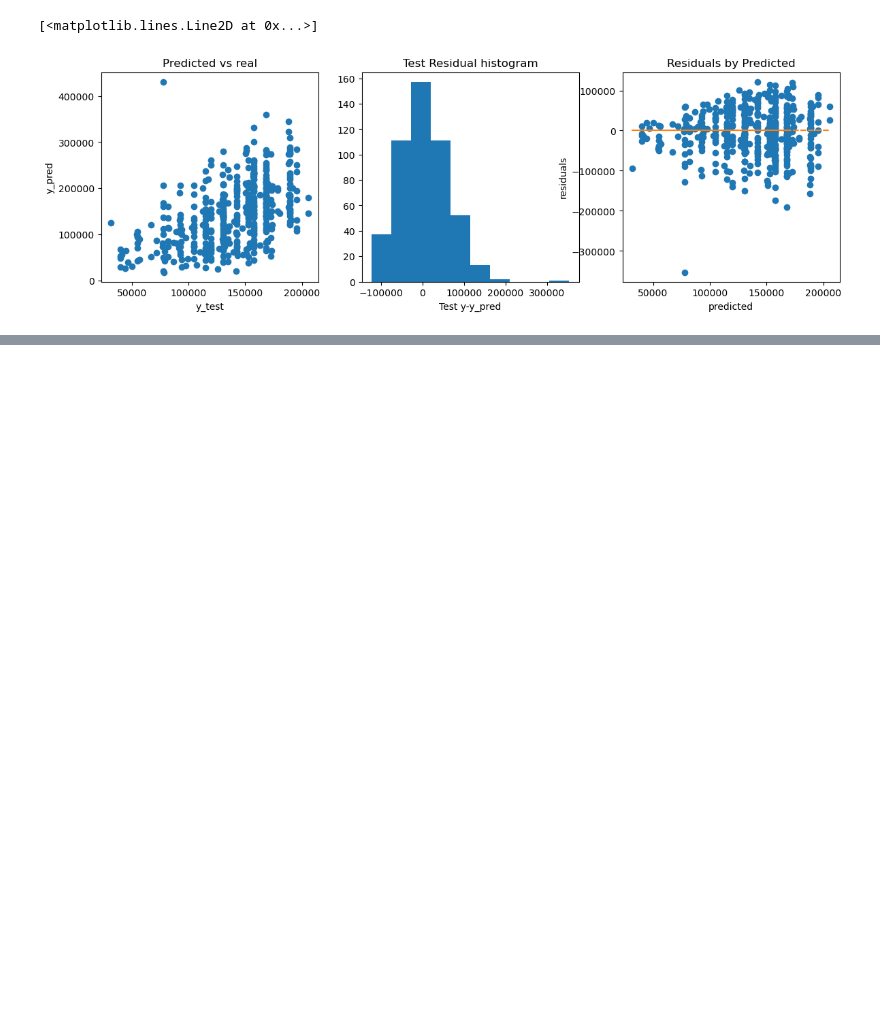
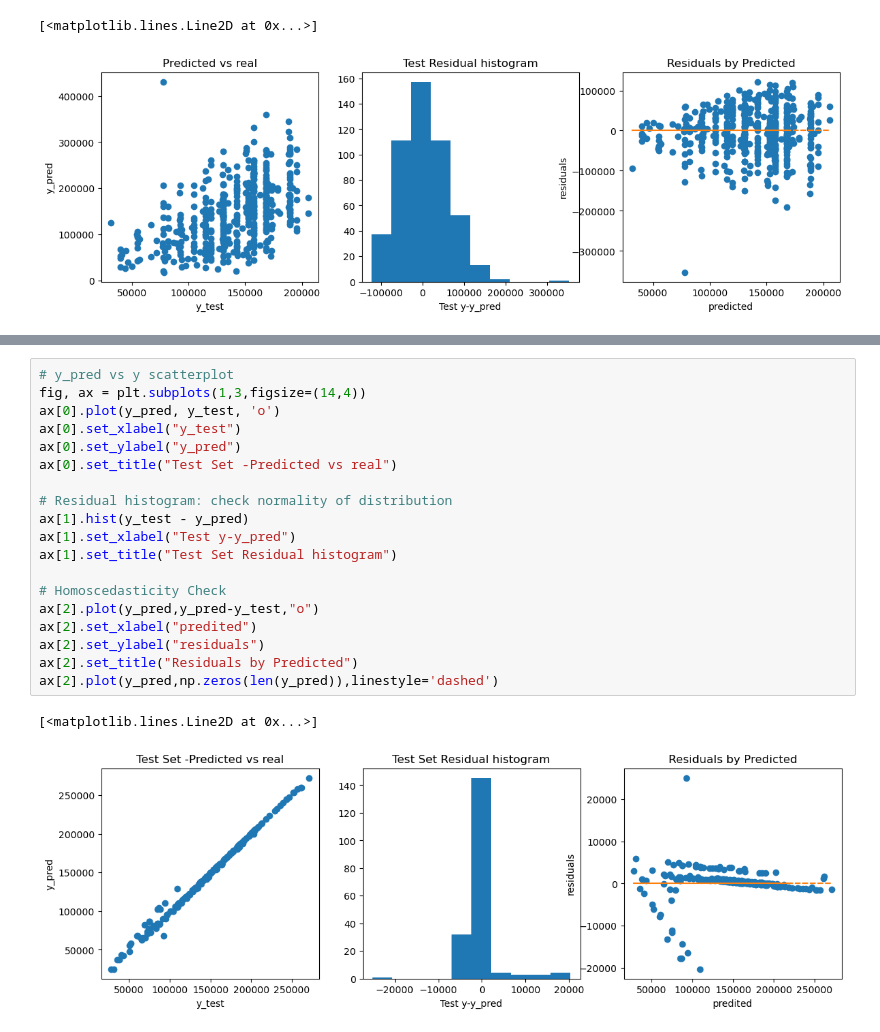
Before and after one commit to Frussen/salary_predictor, a Jupyter notebook: forecasting_salary_model.ipynb, the cells around one changed output, grey strips where cells are left out. Drawn from its saved outputs; the diff is of its cells as text; blank space fills up the shorter version.

```diff
--- a/forecasting_salary_model.ipynb
+++ b/forecasting_salary_model.ipynb
@@ -220,0 +295,22 @@ important_features
+# %%
+# y_pred vs y scatterplot
+fig, ax = plt.subplots(1,3,figsize=(14,4))
+ax[0].plot(y_pred, y_test, 'o')
+ax[0].set_xlabel("y_test")
+ax[0].set_ylabel("y_pred")
+ax[0].set_title("Test Set -Predicted vs real")
+
+# Residual histogram: check normality of distribution
+ax[1].hist(y_test - y_pred)
+ax[1].set_xlabel("Test y-y_pred")
+ax[1].set_title("Test Set Residual histogram")
+
+# Homoscedasticity Check
+ax[2].plot(y_pred,y_pred-y_test,"o")
+ax[2].set_xlabel("predited")
+ax[2].set_ylabel("residuals")
+ax[2].set_title("Residuals by Predicted")
+ax[2].plot(y_pred,np.zeros(len(y_pred)),linestyle='dashed')
+# %% [output]
+[<matplotlib.lines.Line2D at 0x...>]
+[figure, added]
```
Also changed, not shown: parts of 4 cells of this notebook, 4 other files.
